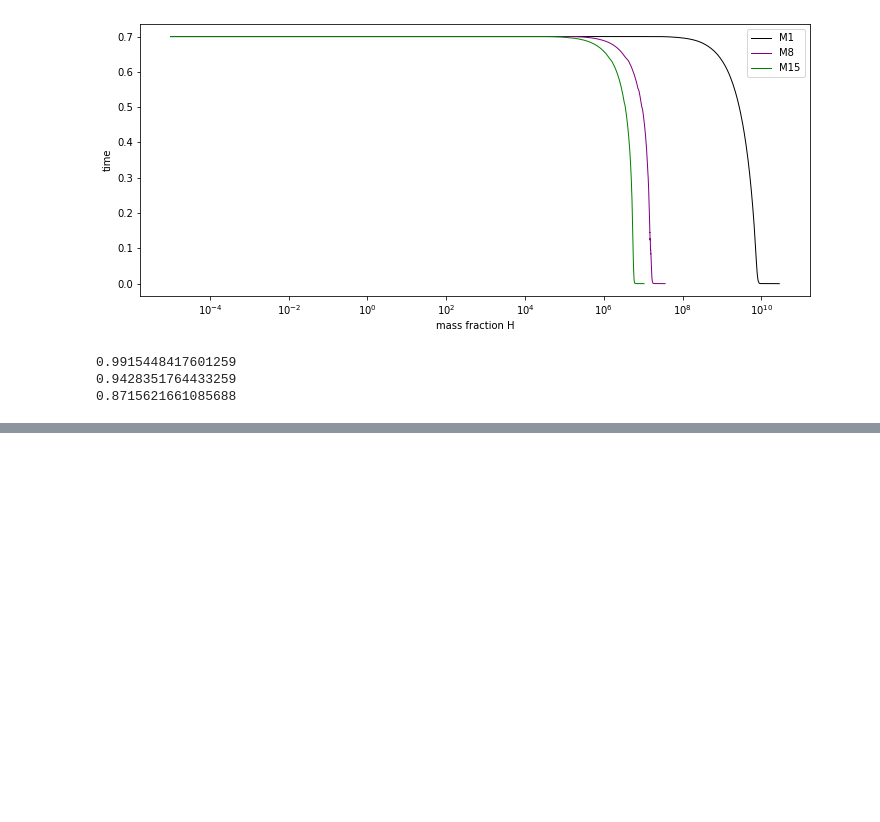
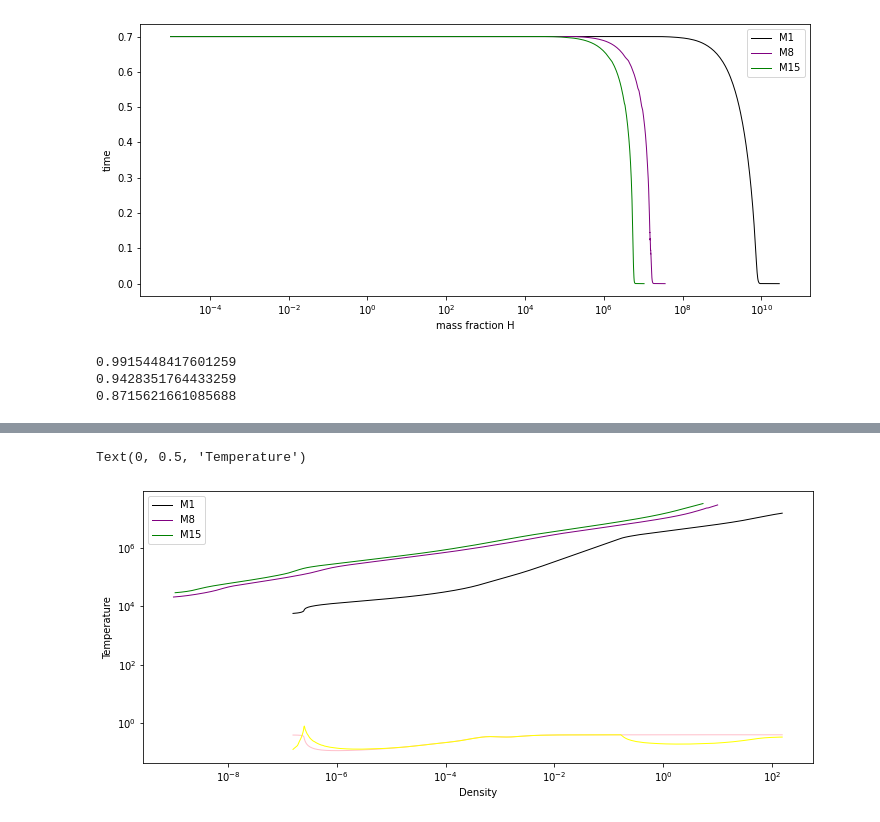
Before and after one commit to SudatKhan/ast341_hw, a Jupyter notebook: ast_hw6.ipynb, the cells around one changed output, grey strips where cells are left out. Drawn from its saved outputs; the diff is of its cells as text; code cells hidden in the pictures; blank space fills up the shorter version.

```diff
--- a/ast_hw6.ipynb
+++ b/ast_hw6.ipynb
@@ -142,0 +143,17 @@ Text(0, 0.5, 'Temperature')
+# %%
+fig = plt.figure(figsize=(12,5))
+
+plt.plot(rho, data4[:,10], lw=1.0, c='pink')
+plt.plot(rho, data4[:,11], lw=1.0, c='yellow')
+
+plt.plot(rho, temp, lw=1, c='black', label = 'M1')
+plt.plot(rho_8, temp_8, lw=1, c='purple', label='M8' )
+plt.plot(rho_15, temp_15, lw=1, c='green', label= 'M15')
+plt.legend()
+plt.xscale('log')
+plt.yscale('log')
+plt.xlabel('Density')
+plt.ylabel('Temperature')
+# %% [output]
+Text(0, 0.5, 'Temperature')
+[figure, added]
```
Also changed, not shown: parts of 4 cells of this notebook.
